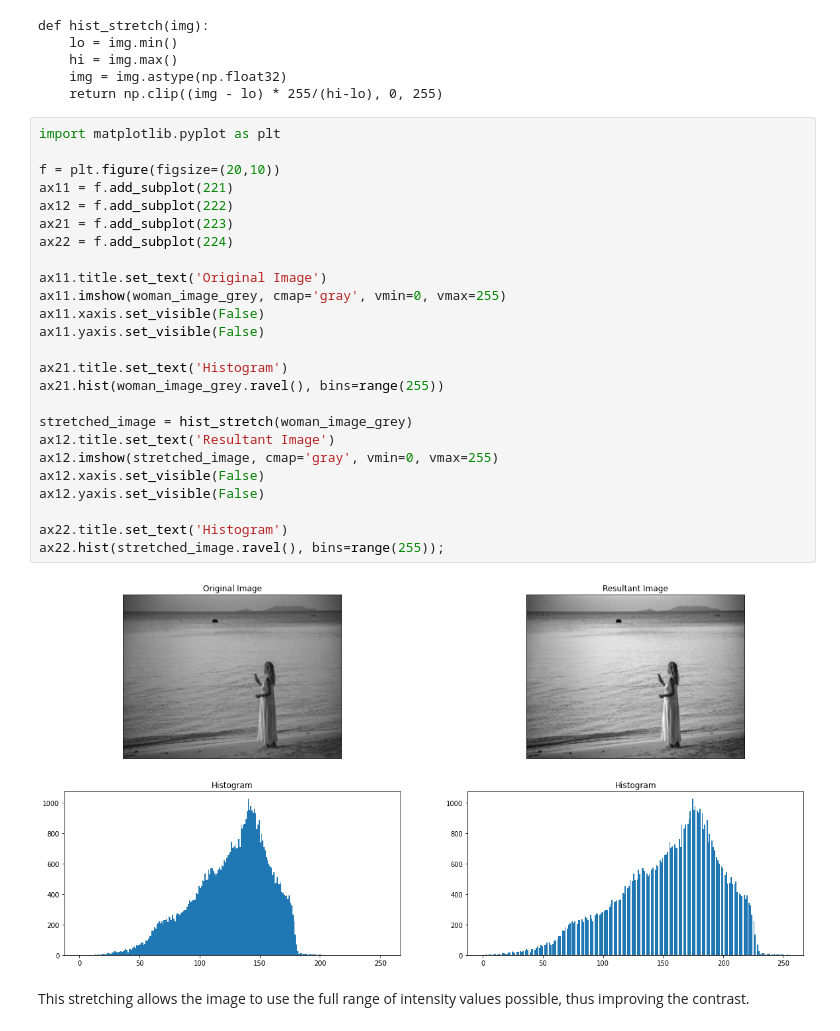
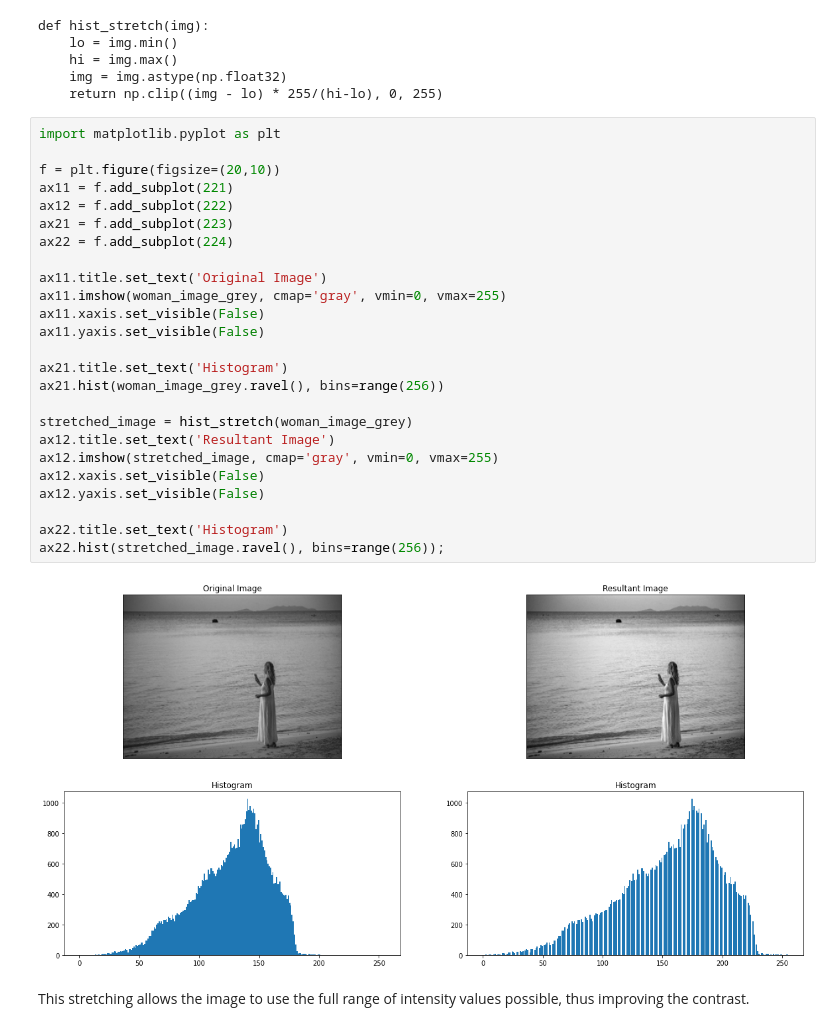
Before and after one commit to 0WN463/wellspring, a Jupyter notebook: computer-vision/point_processing.ipynb, the cells around one changed output. Cells and saved outputs as stored; diff of their text form.

Commit message:
Fix bins of histogram for point processing

```diff
--- a/computer-vision/point_processing.ipynb
+++ b/computer-vision/point_processing.ipynb
@@ -147,33 +147,33 @@ def hist_stretch(img):
     hi = img.max()
     img = img.astype(np.float32)
     return np.clip((img - lo) * 255/(hi-lo), 0, 255)
-# %%
-import matplotlib.pyplot as plt
-
-f = plt.figure(figsize=(20,10))
-ax11 = f.add_subplot(221)
-ax12 = f.add_subplot(222)
-ax21 = f.add_subplot(223)
-ax22 = f.add_subplot(224)
-
-ax11.title.set_text('Original Image')
-ax11.imshow(woman_image_grey, cmap='gray', vmin=0, vmax=255)
-ax11.xaxis.set_visible(False)
-ax11.yaxis.set_visible(False)
-
-ax21.title.set_text('Histogram')
-ax21.hist(woman_image_grey.ravel(), bins=range(255))
-
-stretched_image = hist_stretch(woman_image_grey)
-ax12.title.set_text('Resultant Image')
-ax12.imshow(stretched_image, cmap='gray', vmin=0, vmax=255)
-ax12.xaxis.set_visible(False)
-ax12.yaxis.set_visible(False)
-
-ax22.title.set_text('Histogram')
-ax22.hist(stretched_image.ravel(), bins=range(255));
-# %% [output]
-[figure, removed]
+# %%
+import matplotlib.pyplot as plt
+
+f = plt.figure(figsize=(20,10))
+ax11 = f.add_subplot(221)
+ax12 = f.add_subplot(222)
+ax21 = f.add_subplot(223)
+ax22 = f.add_subplot(224)
+
+ax11.title.set_text('Original Image')
+ax11.imshow(woman_image_grey, cmap='gray', vmin=0, vmax=255)
+ax11.xaxis.set_visible(False)
+ax11.yaxis.set_visible(False)
+
+ax21.title.set_text('Histogram')
+ax21.hist(woman_image_grey.ravel(), bins=range(256))
+
+stretched_image = hist_stretch(woman_image_grey)
+ax12.title.set_text('Resultant Image')
+ax12.imshow(stretched_image, cmap='gray', vmin=0, vmax=255)
+ax12.xaxis.set_visible(False)
+ax12.yaxis.set_visible(False)
+
+ax22.title.set_text('Histogram')
+ax22.hist(stretched_image.ravel(), bins=range(256));
+# %% [output]
+[figure, added]
 # %% [markdown]
 This stretching allows the image to use the full range of intensity values possible, thus improving the contrast.
 # %% [markdown]
```
Also changed, not shown: parts of 3 cells of this notebook.
